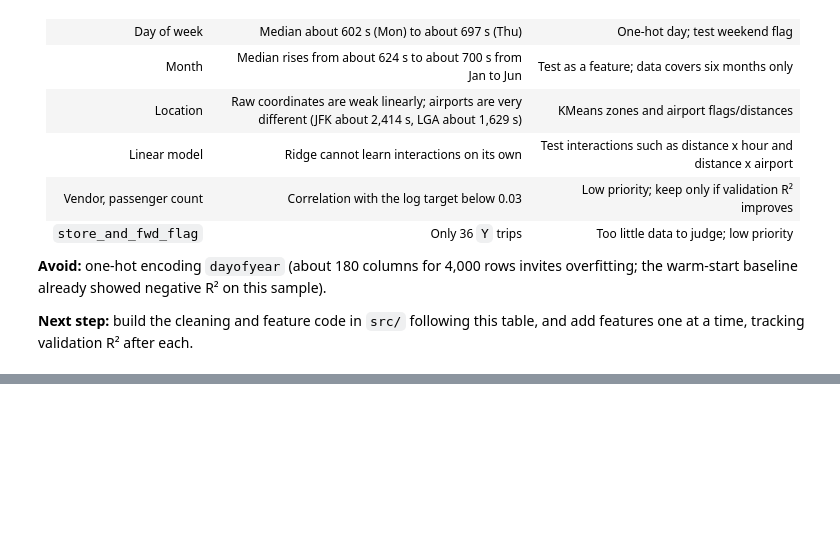
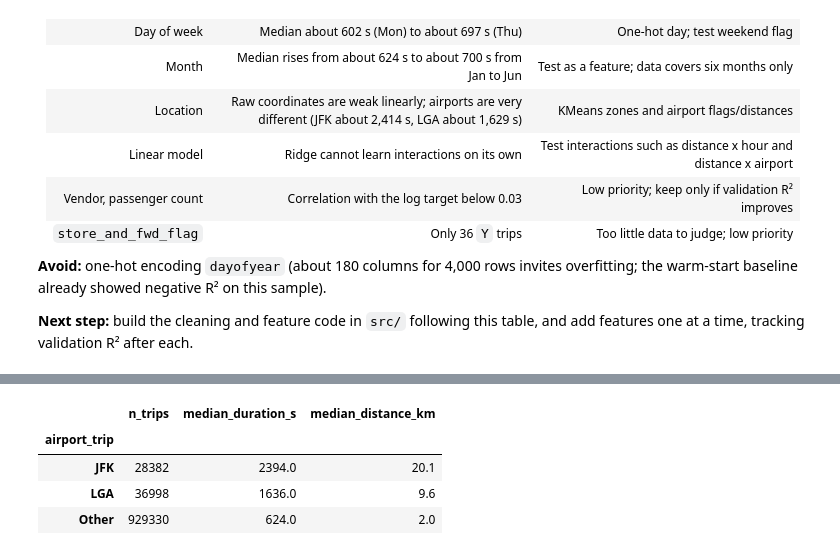
Before and after one commit to rezk-saeed/nyc-taxi-trip-duration, a Jupyter notebook: notebooks/NYC_Taxi_Trip_Duration_EDA.ipynb, the cells around one changed output, grey strips where cells are left out. Drawn from its saved outputs; the diff is of its cells as text; code cells hidden in the pictures; blank space fills up the shorter version.

```diff
--- a/notebooks/NYC_Taxi_Trip_Duration_EDA.ipynb
+++ b/notebooks/NYC_Taxi_Trip_Duration_EDA.ipynb
@@ -777,0 +782,19 @@ The median trip duration is 655.5 seconds for `N` trips and 741.5 seconds for `Y
+# %%
+import sys
+sys.path.append(str(Path("..").resolve()))   # lets the notebook import the project's src package
+from src.cleaning import outlier_mask
+from src.features import add_features
+
+FULL_PATH = Path("../data/split/train.csv")
+
+full = pd.read_csv(FULL_PATH, parse_dates=["pickup_datetime"])
+full["log_trip_duration"] = np.log1p(full["trip_duration"])
+full = add_features(full)                     # hour, dayofweek, dayofyear, distance, airport flags
+full["is_outlier"] = outlier_mask(full)
+
+clean = full[~full["is_outlier"]]
+corr_all = full["log_distance_km"].corr(full["log_trip_duration"])
+corr_clean = clean["log_distance_km"].corr(clean["log_trip_duration"])
+
+print(f"Rows: {len(full):,} | outliers: {full['is_outlier'].sum():,} ({100 * full['is_outlier'].mean():.2f}%)")
+print(f"Correlation (log distance vs log duration): all = {corr_all:.3f} | after removing outliers = {corr_clean:.3f}")
@@ -777,0 +810,15 @@ The median trip duration is 655.5 seconds for `N` trips and 741.5 seconds for `Y
+# %%
+full["airport_trip"] = np.select([full["is_jfk"] == 1, full["is_lga"] == 1], ["JFK", "LGA"], default="Other")
+
+clean = full[~full["is_outlier"]]
+clean.groupby("airport_trip").agg(
+    n_trips=("trip_duration", "size"),
+    median_duration_s=("trip_duration", "median"),
+    median_distance_km=("distance_km", "median"),
+).round(1)
+# %% [output]
+|  | n_trips | median_duration_s | median_distance_km |
+| airport_trip |  |  |  |
+| JFK | 28382 | 2394.0 | 20.1 |
+| LGA | 36998 | 1636.0 | 9.6 |
+| Other | 929330 | 624.0 | 2.0 |
```
Also changed, not shown: parts of 6 cells of this notebook, 1 other file.
